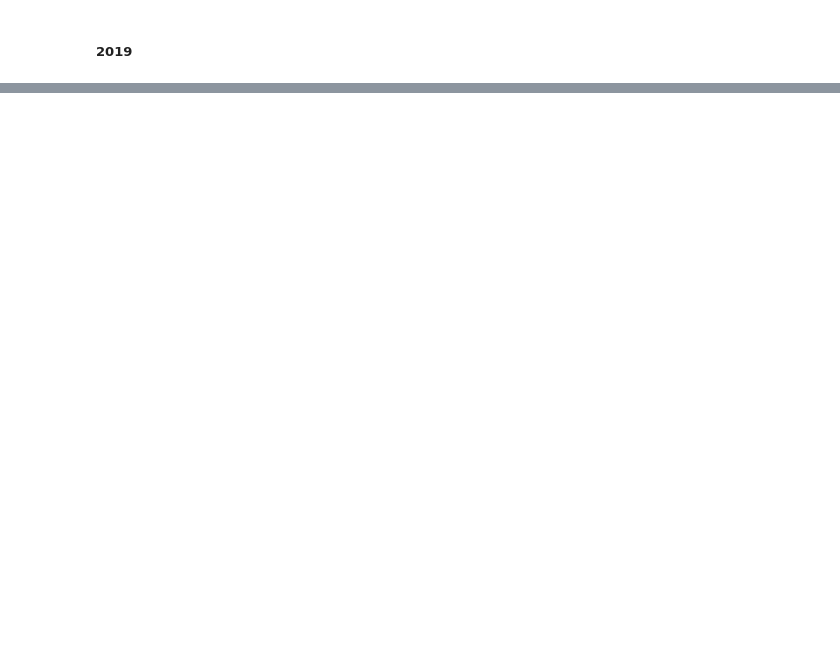
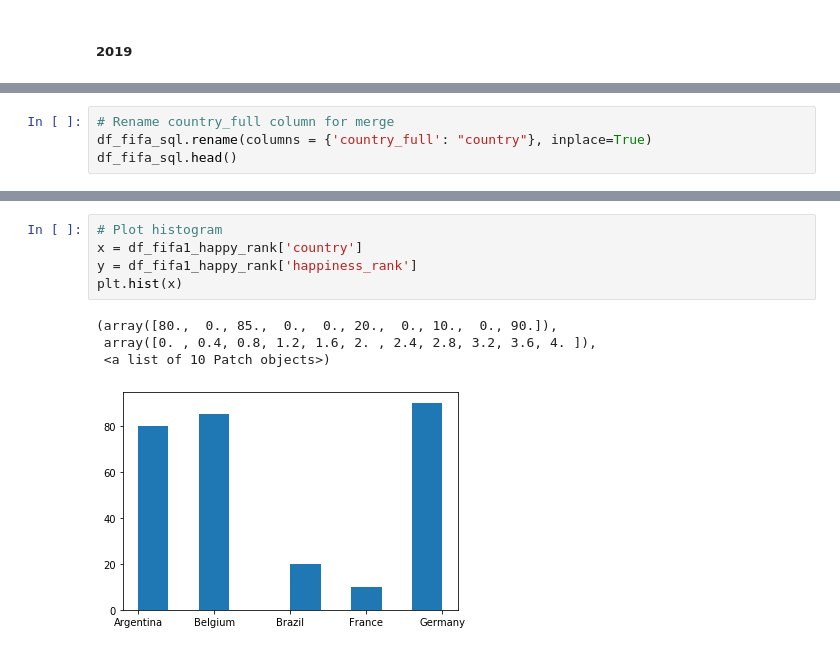
Before and after one commit to MichRisu/etl-happiness, a Jupyter notebook: HappyFIFA_ETL.ipynb, the cells around one changed output, grey strips where cells are left out. Cells and saved outputs as stored; diff of their text form; blank space fills up the shorter version.

```diff
--- a/HappyFIFA_ETL.ipynb
+++ b/HappyFIFA_ETL.ipynb
@@ -370,0 +642,4 @@ After the raw data cleaning, we created three individual tables in PostgreSQL. T
+# %%
+# Rename country_full column for merge
+df_fifa_sql.rename(columns = {'country_full': "country"}, inplace=True)
+df_fifa_sql.head()
@@ -370,0 +766,10 @@ After the raw data cleaning, we created three individual tables in PostgreSQL. T
+# %%
+# Plot histogram
+x = df_fifa1_happy_rank['country']
+y = df_fifa1_happy_rank['happiness_rank']
+plt.hist(x)
+# %% [output]
+(array([80.,  0., 85.,  0.,  0., 20.,  0., 10.,  0., 90.]),
+ array([0. , 0.4, 0.8, 1.2, 1.6, 2. , 2.4, 2.8, 3.2, 3.6, 4. ]),
+ <a list of 10 Patch objects>)
+[figure, added]
```
Also changed, not shown: parts of 51 cells of this notebook.
